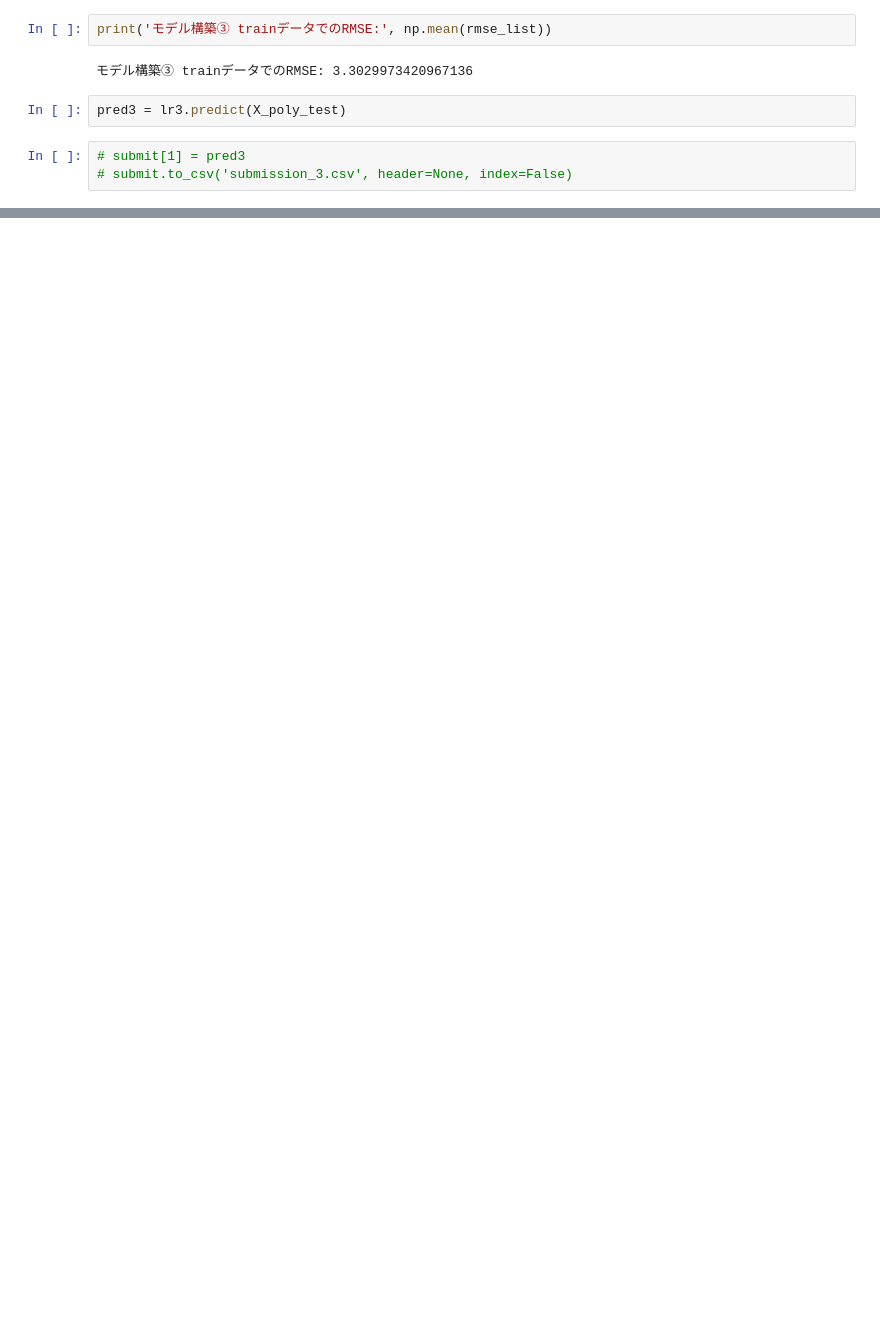
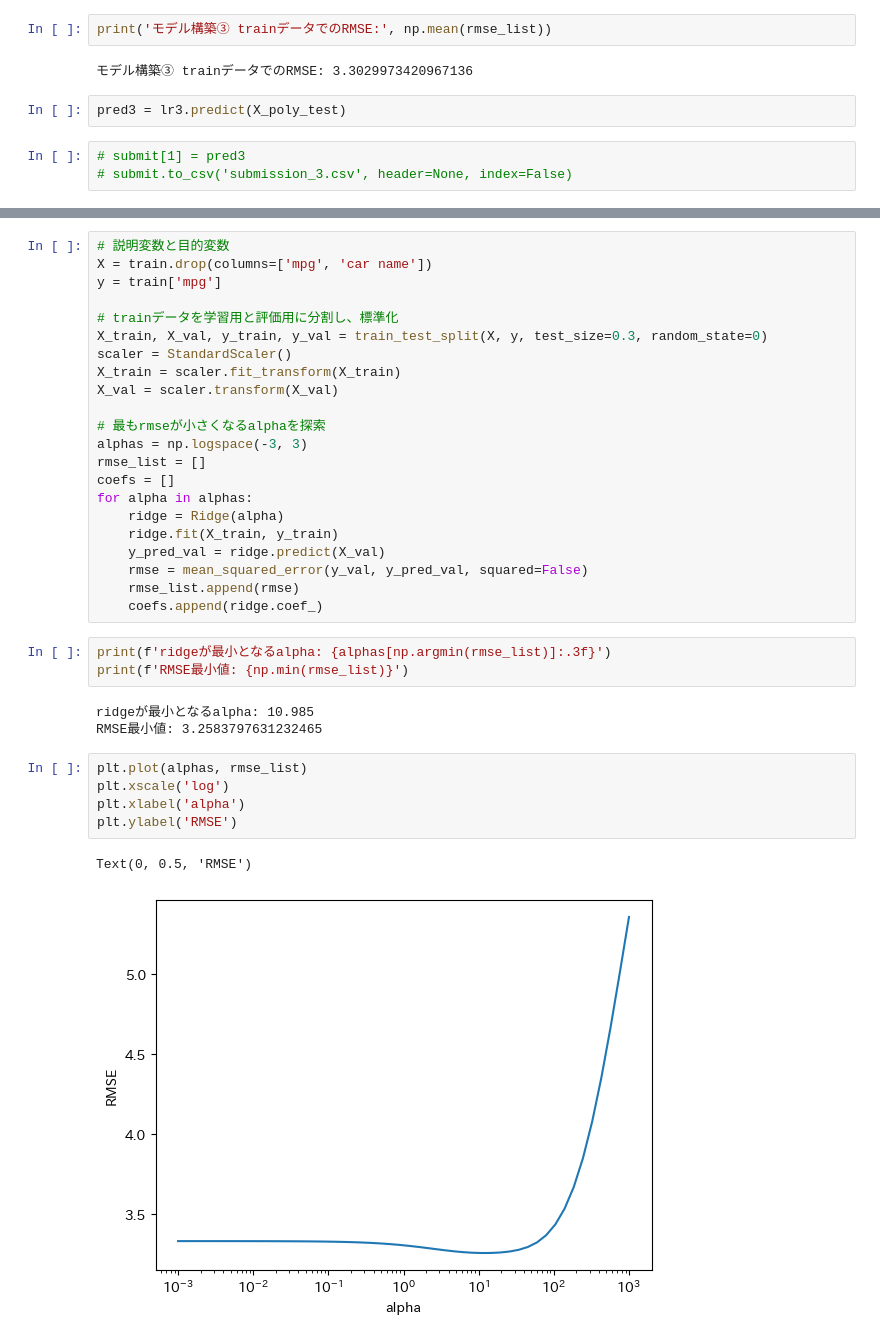
Before and after one commit to ykmra/competition_practice, a Jupyter notebook: car_mpg.ipynb, the cells around one changed output, grey strips where cells are left out. Cells and saved outputs as stored; diff of their text form; blank space fills up the shorter version.

```diff
--- a/car_mpg.ipynb
+++ b/car_mpg.ipynb
@@ -414,0 +520,36 @@ pred3 = lr3.predict(X_poly_test)
+# %%
+# 説明変数と目的変数
+X = train.drop(columns=['mpg', 'car name'])
+y = train['mpg']
+
+# trainデータを学習用と評価用に分割し、標準化
+X_train, X_val, y_train, y_val = train_test_split(X, y, test_size=0.3, random_state=0)
+scaler = StandardScaler()
+X_train = scaler.fit_transform(X_train)
+X_val = scaler.transform(X_val)
+
+# 最もrmseが小さくなるalphaを探索
+alphas = np.logspace(-3, 3)
+rmse_list = []
+coefs = []
+for alpha in alphas:
+    ridge = Ridge(alpha)
+    ridge.fit(X_train, y_train)
+    y_pred_val = ridge.predict(X_val)
+    rmse = mean_squared_error(y_val, y_pred_val, squared=False)
+    rmse_list.append(rmse)
+    coefs.append(ridge.coef_)
+# %%
+print(f'ridgeが最小となるalpha: {alphas[np.argmin(rmse_list)]:.3f}')
+print(f'RMSE最小値: {np.min(rmse_list)}')
+# %% [output]
+ridgeが最小となるalpha: 10.985
+RMSE最小値: 3.2583797631232465
+# %%
+plt.plot(alphas, rmse_list)
+plt.xscale('log')
+plt.xlabel('alpha')
+plt.ylabel('RMSE')
+# %% [output]
+Text(0, 0.5, 'RMSE')
+[figure, added]
```
Also changed, not shown: parts of 28 cells of this notebook.
